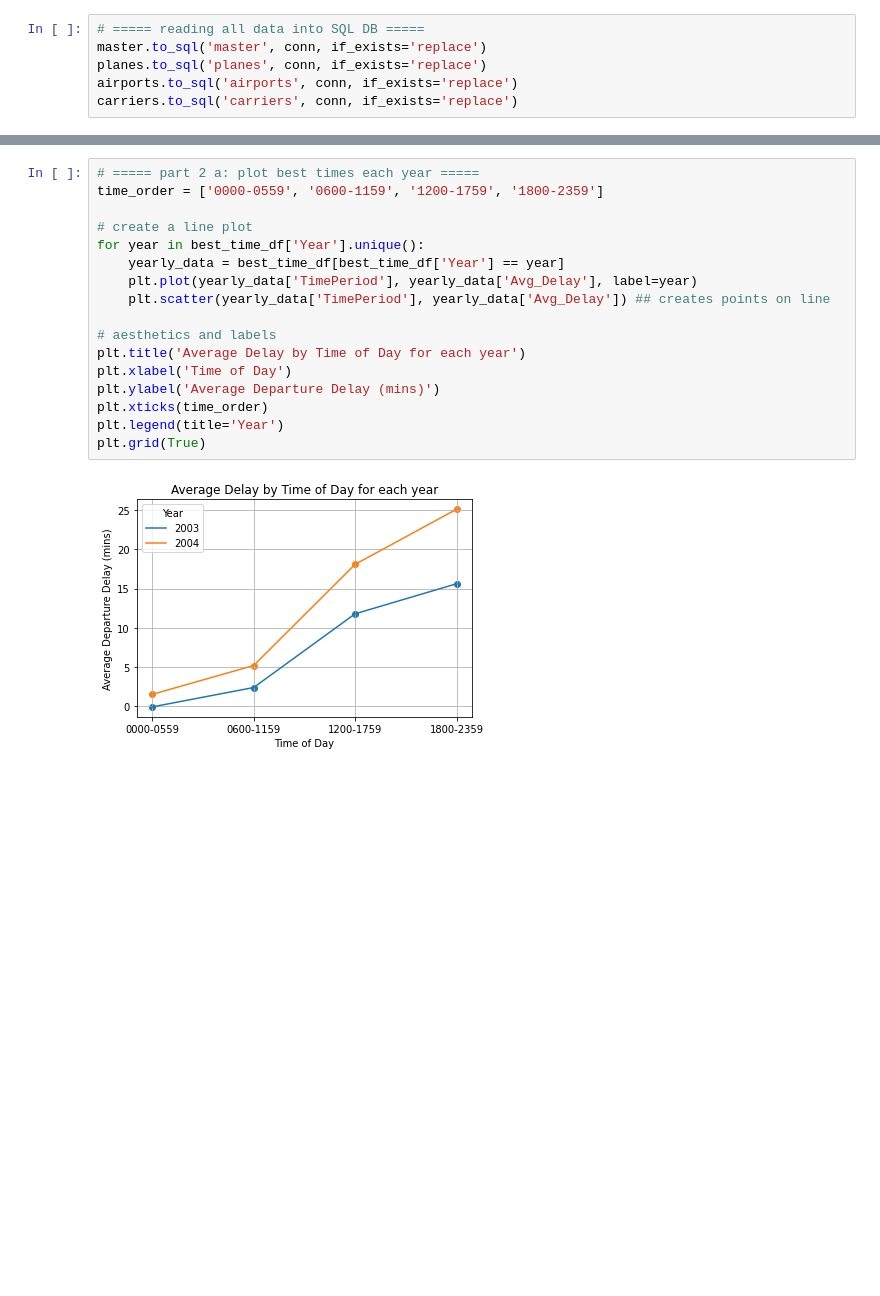
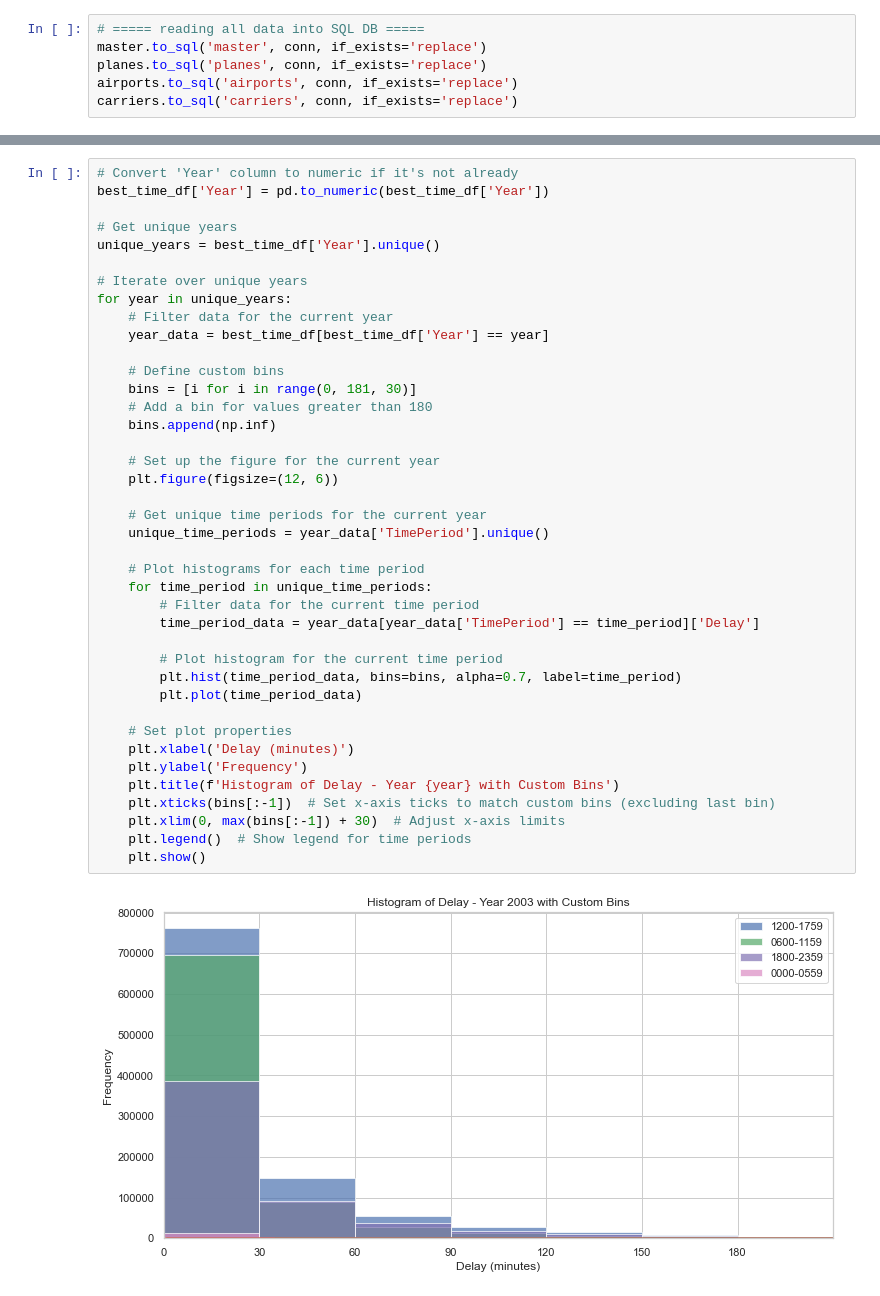
Before and after one commit to spenceypantsy/ST2195_Coursework, a Jupyter notebook: st2195c_submission.ipynb, the cells around one changed output, grey strips where cells are left out. Drawn from its saved outputs; the diff is of its cells as text; blank space fills up the shorter version.

```diff
--- a/st2195c_submission.ipynb
+++ b/st2195c_submission.ipynb
@@ -222,19 +240,42 @@ print(best_time_df)
-# %%
-# ===== part 2 a: plot best times each year =====
-time_order = ['0000-0559', '0600-1159', '1200-1759', '1800-2359']
-
-# create a line plot
-for year in best_time_df['Year'].unique():
-    yearly_data = best_time_df[best_time_df['Year'] == year]
-    plt.plot(yearly_data['TimePeriod'], yearly_data['Avg_Delay'], label=year)
-    plt.scatter(yearly_data['TimePeriod'], yearly_data['Avg_Delay']) ## creates points on line
-
-# aesthetics and labels
-plt.title('Average Delay by Time of Day for each year')
-plt.xlabel('Time of Day')
-plt.ylabel('Average Departure Delay (mins)')
-plt.xticks(time_order)
-plt.legend(title='Year')
-plt.grid(True)
-# %% [output]
-[figure, removed]
+# %%
+# Convert 'Year' column to numeric if it's not already
+best_time_df['Year'] = pd.to_numeric(best_time_df['Year'])
+
+# Get unique years
+unique_years = best_time_df['Year'].unique()
+
+# Iterate over unique years
+for year in unique_years:
+    # Filter data for the current year
+    year_data = best_time_df[best_time_df['Year'] == year]
+
+    # Define custom bins
+    bins = [i for i in range(0, 181, 30)]
+    # Add a bin for values greater than 180
+    bins.append(np.inf)
+
+    # Set up the figure for the current year
+    plt.figure(figsize=(12, 6))
+
+    # Get unique time periods for the current year
+    unique_time_periods = year_data['TimePeriod'].unique()
+
+    # Plot histograms for each time period
+    for time_period in unique_time_periods:
+        # Filter data for the current time period
+        time_period_data = year_data[year_data['TimePeriod'] == time_period]['Delay']
+
+        # Plot histogram for the current time period
+        plt.hist(time_period_data, bins=bins, alpha=0.7, label=time_period)
+        plt.plot(time_period_data)
+
+    # Set plot properties
+    plt.xlabel('Delay (minutes)')
+    plt.ylabel('Frequency')
+    plt.title(f'Histogram of Delay - Year {year} with Custom Bins')
+    plt.xticks(bins[:-1])  # Set x-axis ticks to match custom bins (excluding last bin)
+    plt.xlim(0, max(bins[:-1]) + 30)  # Adjust x-axis limits
+    plt.legend()  # Show legend for time periods
+    plt.show()
+# %% [output]
+[figure, added]
```
Also changed, not shown: parts of 16 cells of this notebook.
